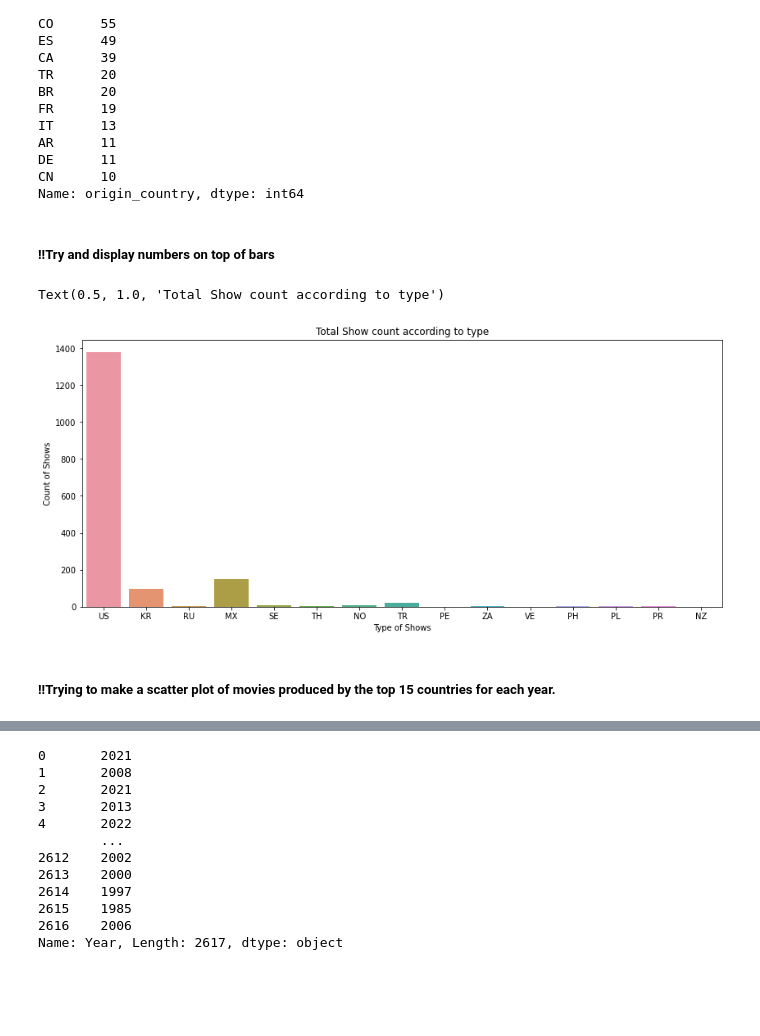
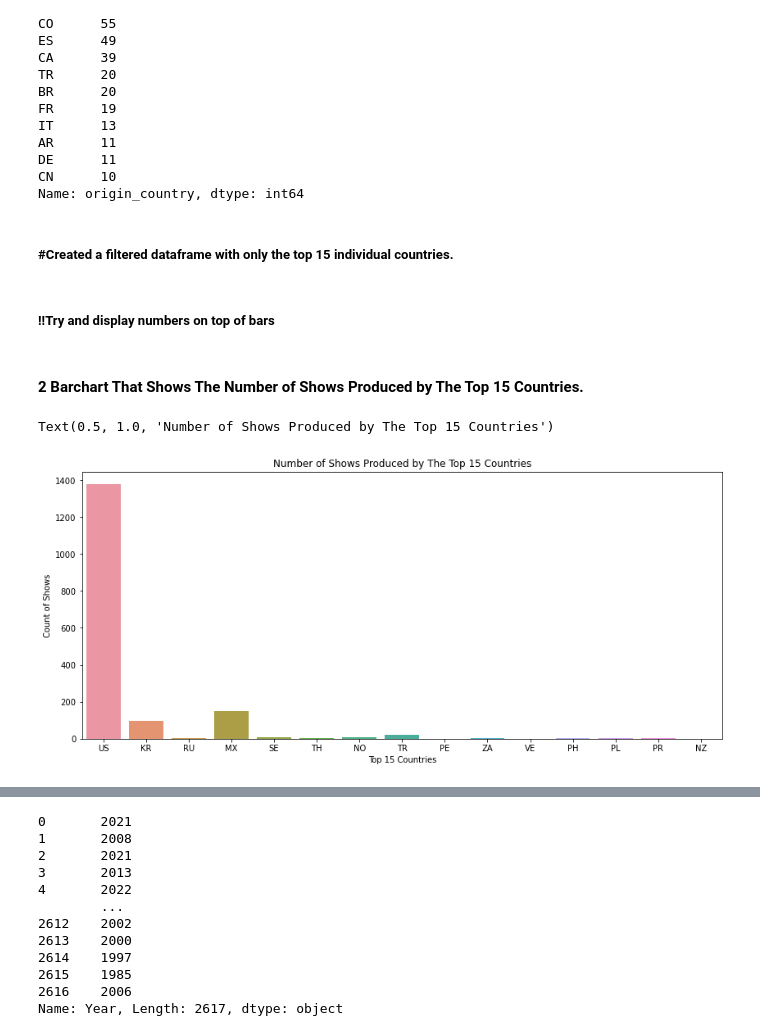
Before and after one commit to allisoncwalker/Data-Analysis-Notebook, a Jupyter notebook: notebook1.ipynb, the cells around one changed output, grey strips where cells are left out. Cells and saved outputs as stored; diff of their text form; code cells hidden in the pictures; blank space fills up the shorter version.

```diff
--- a/notebook1.ipynb
+++ b/notebook1.ipynb
@@ -104,19 +85,21 @@ AR      11
 DE      11
 CN      10
 Name: origin_country, dtype: int64
+# %% [markdown]
+##### #Created a filtered dataframe with only the top 15 individual countries.
 # %%
 top_15 = TV_df[TV_df.countryLen == 2].groupby('origin_country').count().reset_index().sort_values(ascending=False, by='origin_country')[0:15]['origin_country']
 top_15_df = TV_df[TV_df['origin_country'].isin(top_15)]
 # %% [markdown]
 ##### !!Try and display numbers on top of bars
+# %% [markdown]
+#### 2 Barchart That Shows The Number of Shows Produced by The Top 15 Countries.
 # %%
 plt.figure(figsize=(14,6))
 sns.countplot(x='origin_country', data=top_15_df)
-plt.xlabel('Type of Shows')
+plt.xlabel('Top 15 Countries')
 plt.ylabel('Count of Shows')
-plt.title('Total Show count according to type')
+plt.title('Number of Shows Produced by The Top 15 Countries')
 # %% [output]
-Text(0.5, 1.0, 'Total Show count according to type')
+Text(0.5, 1.0, 'Number of Shows Produced by The Top 15 Countries')
-[figure, old version]
+[figure, new version]
-# %% [markdown]
-##### !!Trying to make a scatter plot of movies produced by the top 15 countries for each year.
```
Also changed, not shown: parts of 21 cells of this notebook.
